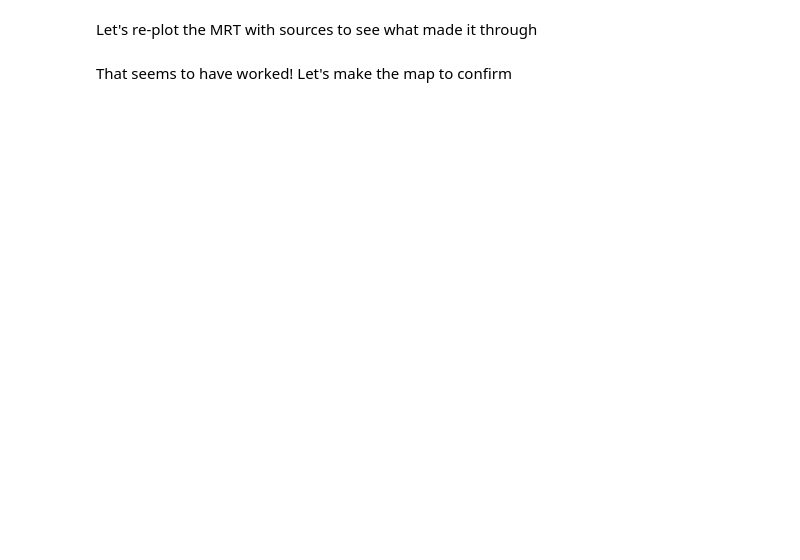
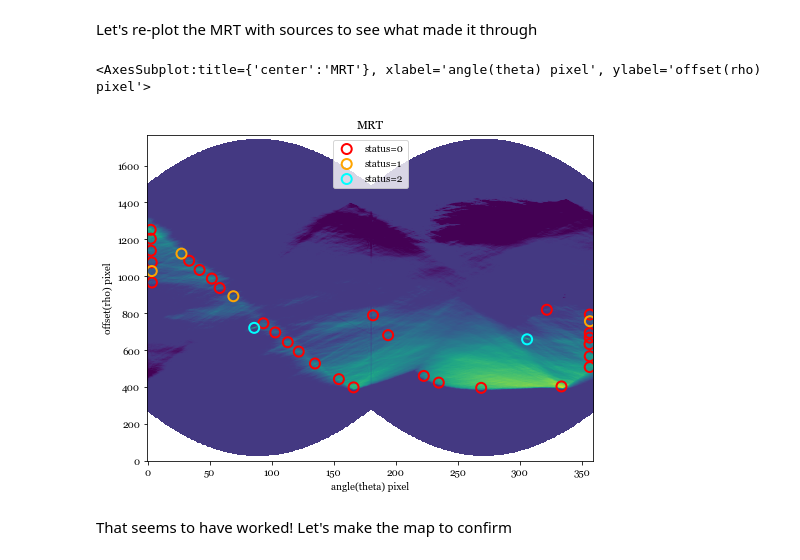
Before and after one commit to spacetelescope/acs-notebook, a Jupyter notebook: acs_findsat_mrt/acs_findsat_mrt_example.ipynb, the cells around one changed output. Drawn from its saved outputs; the diff is of its cells as text; code cells hidden in the pictures; blank space fills up the shorter version.

Commit message:
updated notebook with further explanation and direct data downloads

```diff
--- a/acs_findsat_mrt/acs_findsat_mrt_example.ipynb
+++ b/acs_findsat_mrt/acs_findsat_mrt_example.ipynb
@@ -251,6 +253,6 @@ There are no DQ arrays for the drc files, so we ignore the pre-processing steps
 # %%
 #Read in the image files and header information
-image_file = 'example_data/hst_13498_32_acs_wfc_f606w_jc8m32j5_drc.fits'
+image_file = 'hst_13498_32_acs_wfc_f606w_jc8m32j5_drc.fits'
 ext = 1 #ACS image data are in extensions 1 or 4, we'll just use 1 for now
 with fits.open(image_file) as h:
     image = h[ext].data #image data
@@ -301,7 +379,10 @@ s2.plot_mrt(show_sources=True)
 # %% [markdown]
 Let's re-plot the MRT with sources to see what made it through
 # %%
-s.plot_mrt(show_sources=True)
+s2.plot_mrt(show_sources=True)
+# %% [output]
+<AxesSubplot:title={'center':'MRT'}, xlabel='angle(theta) pixel', ylabel='offset(rho) pixel'>
+[figure, added]
 # %% [markdown]
 That seems to have worked! Let's make the map to confirm
 # %%
```
Also changed, not shown: parts of 18 cells of this notebook.
